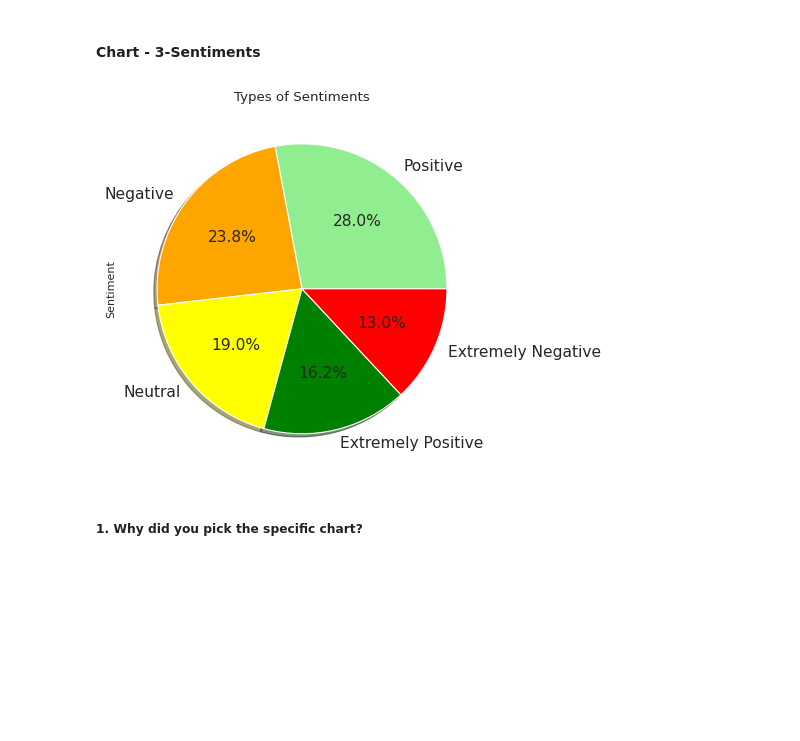
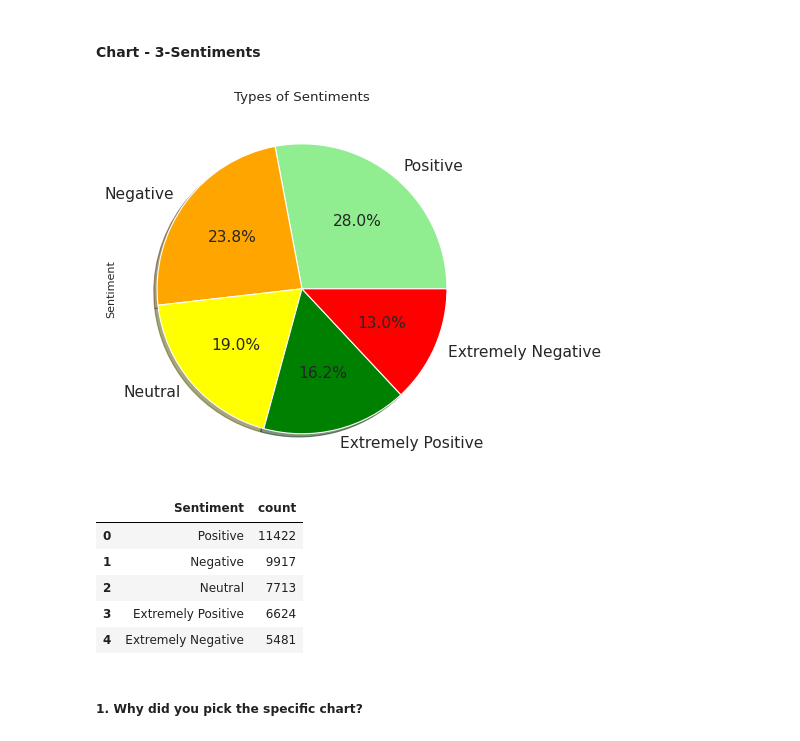
Before and after one commit to Jeetesh-KumarM/CAPSTONE-PROJECT-3-CLASSIFICATION, a Jupyter notebook: Coronavirus_Tweet_Sentiment_Analysis.ipynb, the cells around one changed output. Cells and saved outputs as stored; diff of their text form; code cells hidden in the pictures; blank space fills up the shorter version.

```diff
--- a/Coronavirus_Tweet_Sentiment_Analysis.ipynb
+++ b/Coronavirus_Tweet_Sentiment_Analysis.ipynb
@@ -312,14 +312,24 @@ Answer Here
 # %%
 # Chart - 3 visualization code
 # Plotting the pie chart for sentiment
 plt.figure(figsize=(10,7), dpi=80)
 df1['Sentiment'].value_counts().plot(kind='pie',autopct='%1.1f%%', colors = ['lightgreen','orange', 'yellow','green','red'],startangle=360,fontsize=14,shadow=True)
 plt.title("Types of Sentiments")
 fig=plt.gcf()
 fig.set_size_inches(6,6)
 plt.show()
+#Table
+s = df['Sentiment'].value_counts().reset_index()
+s.columns = ['Sentiment','count']
+s
 # %% [output]
 [figure]
+|  | Sentiment | count |
+| 0 | Positive | 11422 |
+| 1 | Negative | 9917 |
+| 2 | Neutral | 7713 |
+| 3 | Extremely Positive | 6624 |
+| 4 | Extremely Negative | 5481 |
 # %% [markdown]
 ##### 1. Why did you pick the specific chart?
 # %% [markdown]
```
Also changed, not shown: parts of 15 cells of this notebook.
